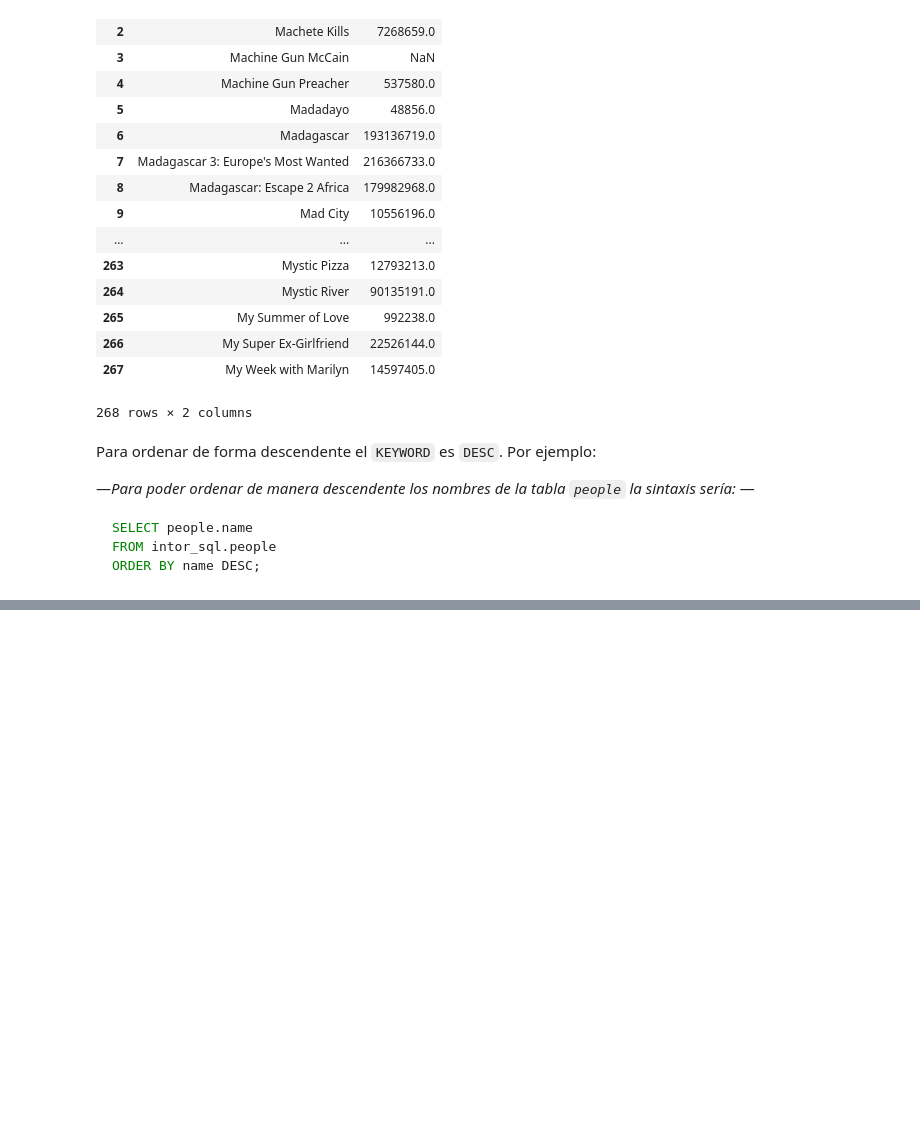
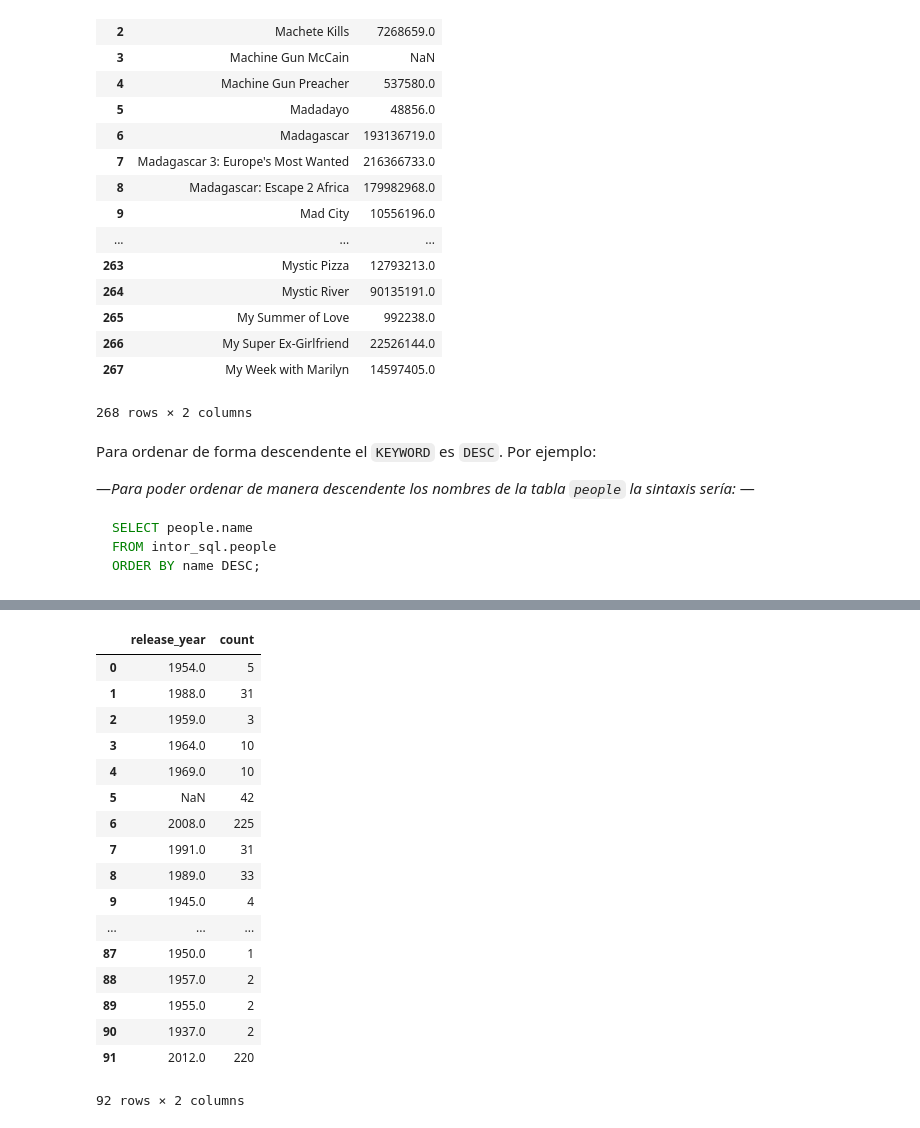
Before and after one commit to gisosdeb/sql_data_analysis, a Jupyter notebook: intro_to_sql_for_data_science/intro_to_sql_for_data_science_part5.ipynb, the cells around one changed output, grey strips where cells are left out. Drawn from its saved outputs; the diff is of its cells as text; code cells hidden in the pictures; blank space fills up the shorter version.

```diff
--- a/intro_to_sql_for_data_science/intro_to_sql_for_data_science_part5.ipynb
+++ b/intro_to_sql_for_data_science/intro_to_sql_for_data_science_part5.ipynb
@@ -151,0 +257,30 @@ ORDER BY name DESC;
+# %%
+cur = conn.cursor(cursor_factory=psycopg2.extras.DictCursor)
+cur.execute(
+    """
+    SELECT films.release_year, count(*) FROM intro_sql.films GROUP BY release_year;
+    """
+)
+data = cur.fetchall()
+conn.commit()
+cur.close()
+pd.DataFrame([i.copy() for i in data])
+# %% [output]
+|  | release_year | count |
+| 0 | 1954.0 | 5 |
+| 1 | 1988.0 | 31 |
+| 2 | 1959.0 | 3 |
+| 3 | 1964.0 | 10 |
+| 4 | 1969.0 | 10 |
+| 5 | NaN | 42 |
+| 6 | 2008.0 | 225 |
+| 7 | 1991.0 | 31 |
+| 8 | 1989.0 | 33 |
+| 9 | 1945.0 | 4 |
+| ... | ... | ... |
+| 87 | 1950.0 | 1 |
+| 88 | 1957.0 | 2 |
+| 89 | 1955.0 | 2 |
+| 90 | 1937.0 | 2 |
+| 91 | 2012.0 | 220 |
+92 rows × 2 columns
```
Also changed, not shown: parts of 20 cells of this notebook.
